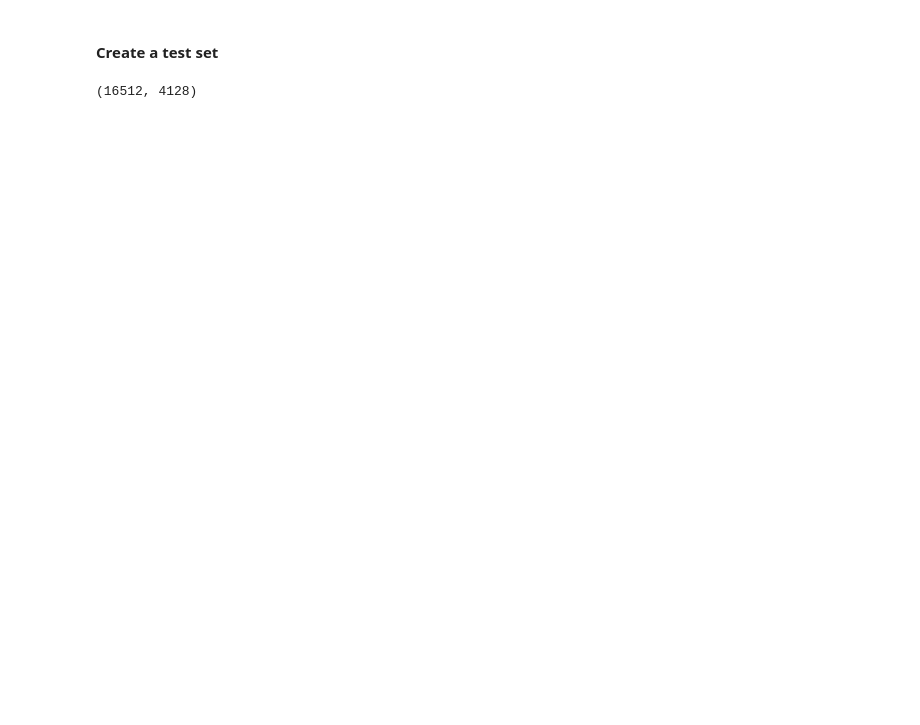
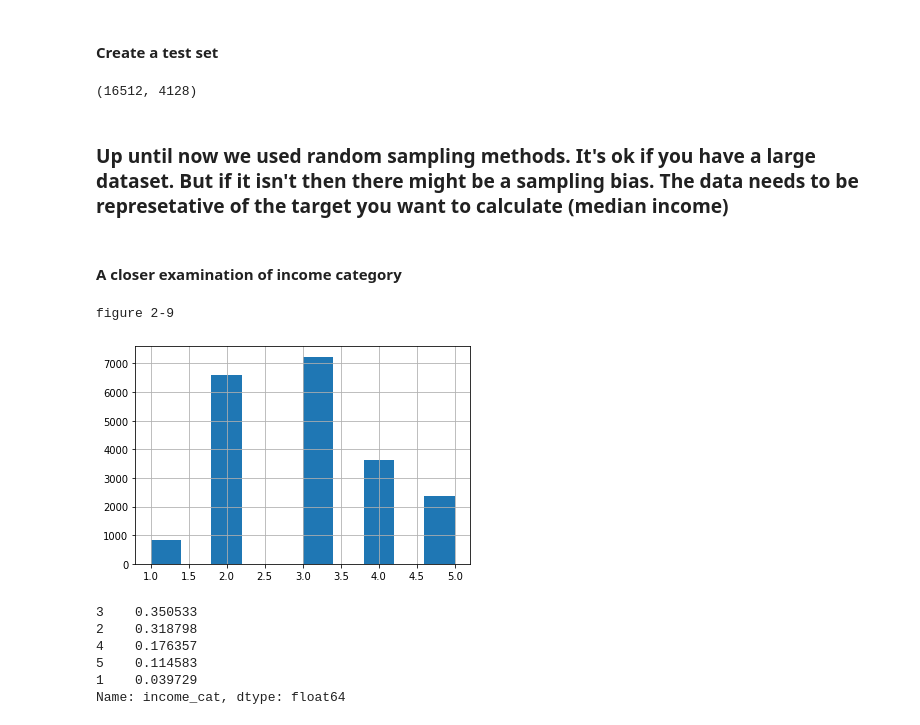
Before and after one commit to MarkJasonE/HandsOnML-CaliforniaHousing-Exercise, a Jupyter notebook: Housing.ipynb, the cells around one changed output. Cells and saved outputs as stored; diff of their text form; code cells hidden in the pictures; blank space fills up the shorter version.

Commit message:
Added stratified sampling

```diff
--- a/Housing.ipynb
+++ b/Housing.ipynb
@@ -118,0 +148,15 @@ len(train_set), len(test_set) #Check if the ratios are correct
+# %% [markdown]
+### Up until now we used random sampling methods. It's ok if you have a large dataset. But if it isn't then there might be a sampling bias. The data needs to be represetative of the target you want to calculate (median income)
+# %% [markdown]
+#### A closer examination of income category
+# %%
+#We use stratified sampling to devide the median income into homogeneous
+#subgroups(strata)
+housing["income_cat"] = pd.cut(housing["median_income"],
+                              bins = [0., 1.5, 3.0, 4.5, 6.0, np.inf], #Category range
+                              labels = [1, 2, 3, 4, 5]) #Category label
+housing["income_cat"].hist()
+print("figure 2-9")
+# %% [output]
+figure 2-9
+[figure, added]
@@ -118,0 +169,9 @@ len(train_set), len(test_set) #Check if the ratios are correct
+# %%
+strat_test_set["income_cat"].value_counts() / len(strat_test_set)
+# %% [output]
+3    0.350533
+2    0.318798
+4    0.176357
+5    0.114583
+1    0.039729
+Name: income_cat, dtype: float64
```
Also changed, not shown: parts of 8 cells of this notebook.
